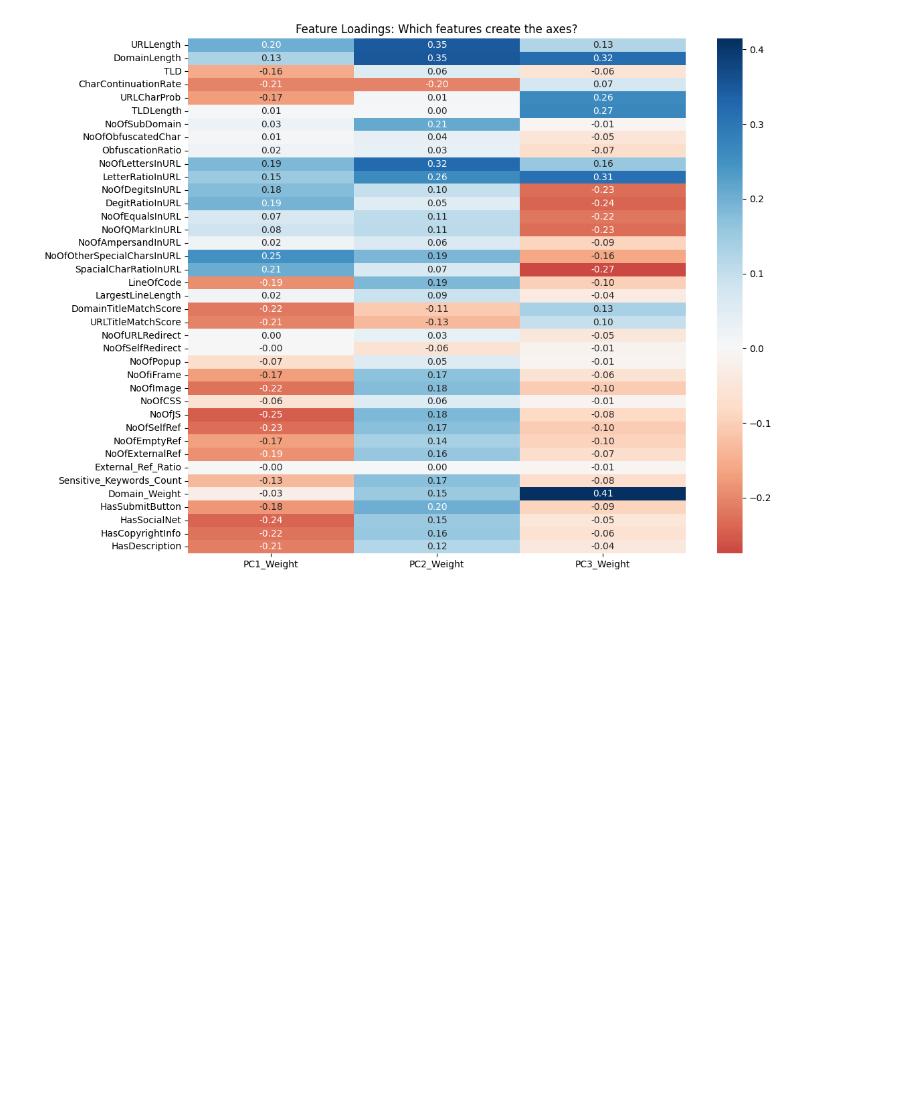
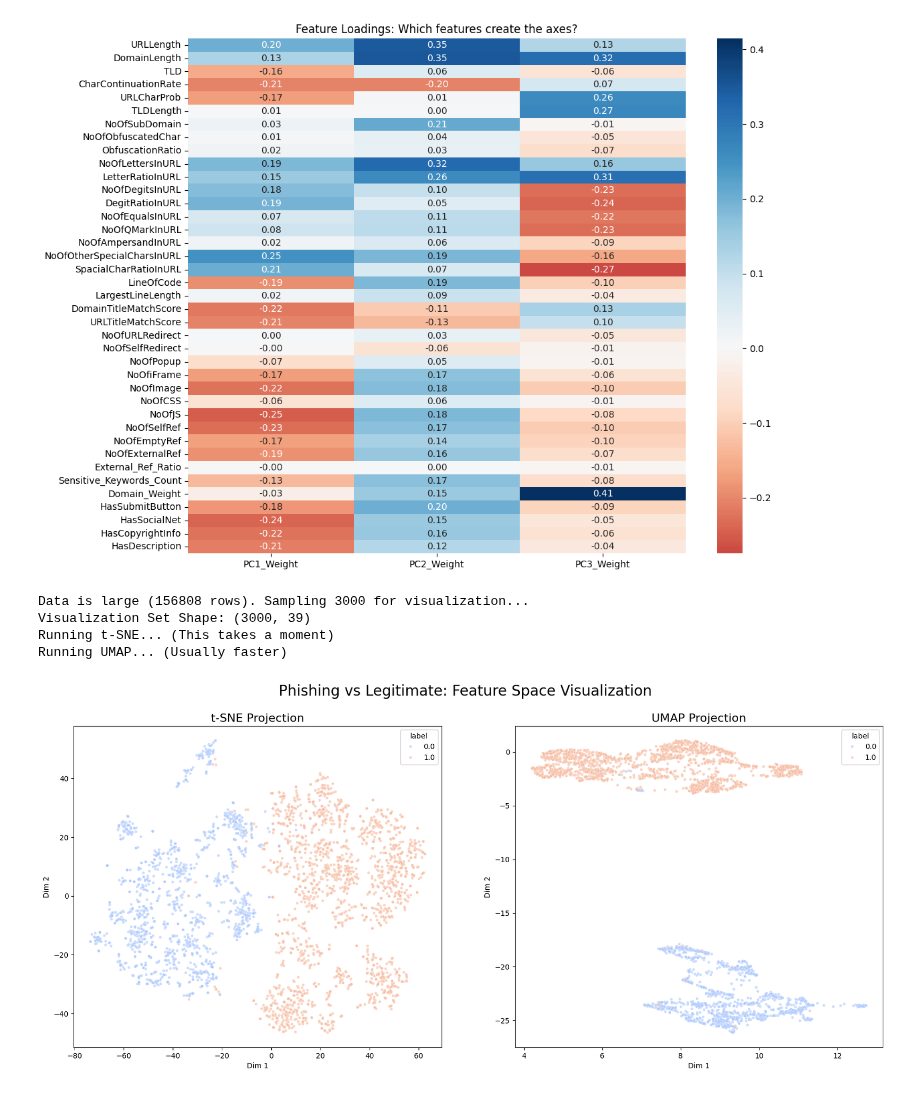
Before and after one commit to BugraAKKUS/Phishing-URL--Website--Detection, a Jupyter notebook: Dimention_Reduction.ipynb, the cells around one changed output. Drawn from its saved outputs; the diff is of its cells as text; code cells hidden in the pictures; blank space fills up the shorter version.

```diff
--- a/Dimention_Reduction.ipynb
+++ b/Dimention_Reduction.ipynb
@@ -122,3 +122,69 @@ SpacialCharRatioInURL    0.274619
 TLDLength                0.271214
 Name: PC3_Weight, dtype: float64
 [figure]
+# %%
+import matplotlib.pyplot as plt
+import seaborn as sns
+from sklearn.manifold import TSNE
+import umap
+
+X_train = df.drop(columns=['label'])
+y_train = df['label']
+# 1. SAMPLING (Optional but Recommended for Speed)
+# If your data is huge, t-SNE will take forever. Let's take a sample of 3000 points.
+# If your data is small (<5000 rows), you can skip this block.
+sample_size = 3000
+if len(X_train) > sample_size:
+    print(f"Data is large ({len(X_train)} rows). Sampling {sample_size} for visualization...")
+    # Sample indices
+    indices = np.random.choice(X_train.index, sample_size, replace=False)
+    X_vis = X_train.loc[indices]
+    y_vis = y_train.loc[indices]
+else:
+    print("Data is small enough. Using full dataset.")
+    X_vis = X_train
+    y_vis = y_train
+
+print(f"Visualization Set Shape: {X_vis.shape}")
+
+# --- 2. RUN t-SNE ---
+print("Running t-SNE... (This takes a moment)")
+tsne = TSNE(n_components=2, perplexity=30, random_state=42, n_jobs=-1)
+tsne_results = tsne.fit_transform(X_vis)
+
+# --- 3. RUN UMAP ---
+print("Running UMAP... (Usually faster)")
+# n_neighbors=30: Balances local and global structure
+# min_dist=0.1:  Controls how tightly points are packed
+umap_reducer = umap.UMAP(n_neighbors=30, min_dist=0.1, n_components=2, random_state=42)
+umap_results = umap_reducer.fit_transform(X_vis)
+
+# --- 4. PLOTTING SIDE-BY-SIDE ---
+fig, axes = plt.subplots(1, 2, figsize=(20, 8))
+
+# Plot t-SNE
+sns.scatterplot(
+    x=tsne_results[:,0], y=tsne_results[:,1],
+    hue=y_vis, palette='coolwarm', alpha=0.6, s=15, ax=axes[0]
+)
+axes[0].set_title('t-SNE Projection', fontsize=16)
+axes[0].set_xlabel('Dim 1')
+axes[0].set_ylabel('Dim 2')
+
+# Plot UMAP
+sns.scatterplot(
+    x=umap_results[:,0], y=umap_results[:,1],
+    hue=y_vis, palette='coolwarm', alpha=0.6, s=15, ax=axes[1]
+)
+axes[1].set_title('UMAP Projection', fontsize=16)
+axes[1].set_xlabel('Dim 1')
+axes[1].set_ylabel('Dim 2')
+
+plt.suptitle("Phishing vs Legitimate: Feature Space Visualization", fontsize=20)
+plt.show()
+# %% [output]
+Data is large (156808 rows). Sampling 3000 for visualization...
+Visualization Set Shape: (3000, 39)
+Running t-SNE... (This takes a moment)
+Running UMAP... (Usually faster)
+[figure, added]
```
Also changed, not shown: 1 other file.
